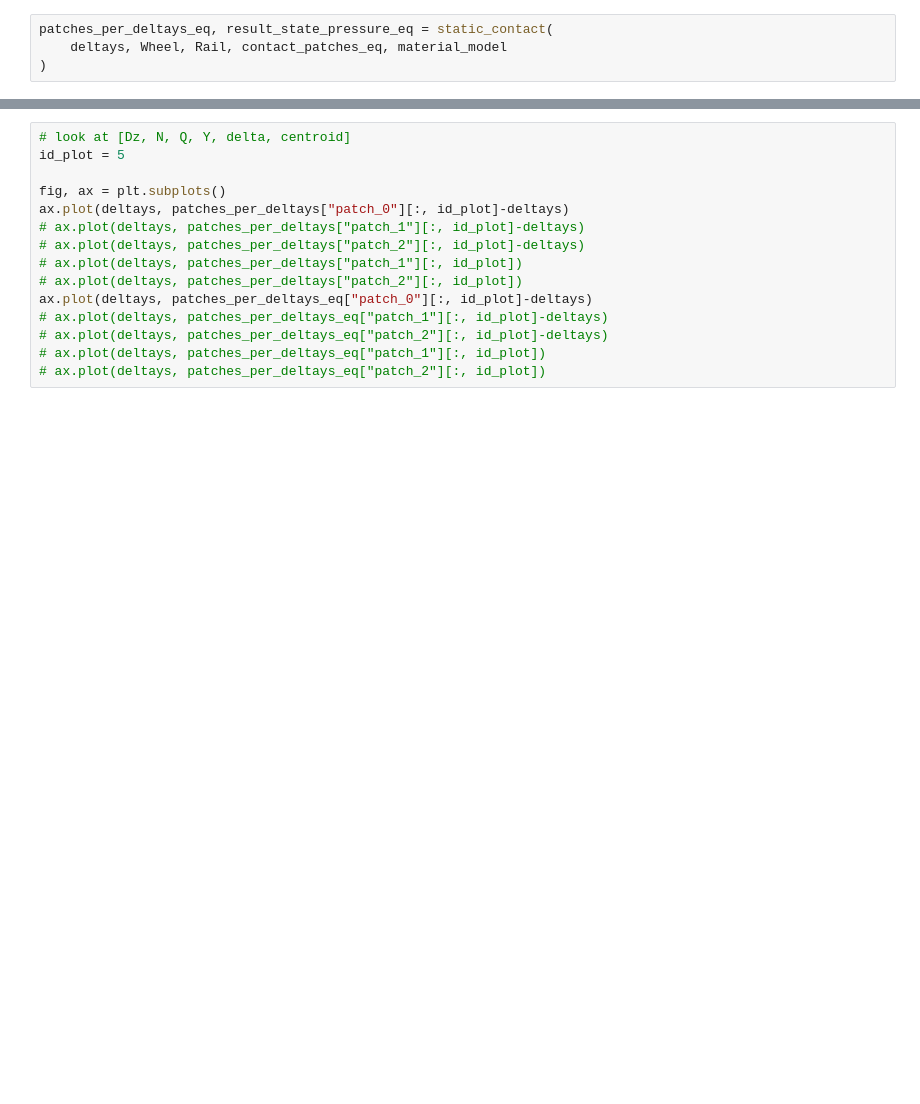
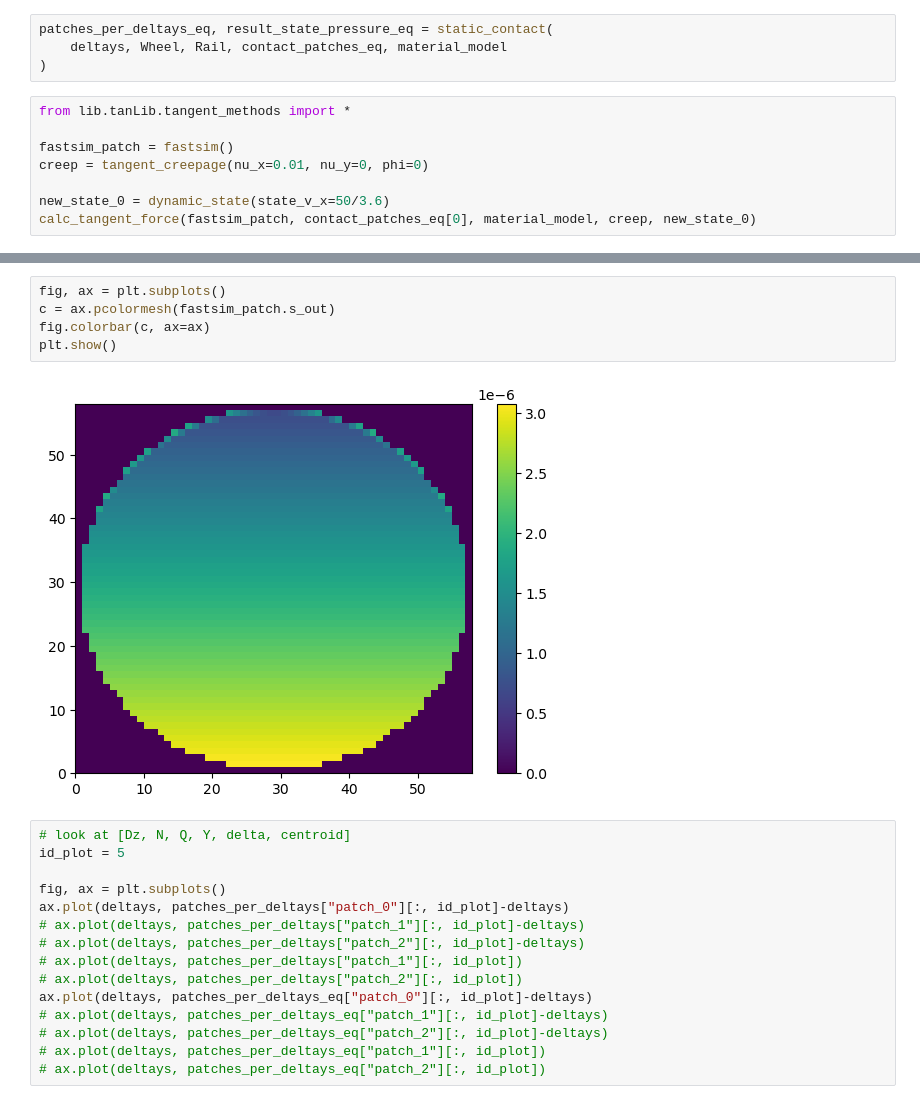
Before and after one commit to RoccoLiberoGiossi/SimRail, a Jupyter notebook: tests.ipynb, the cells around one changed output, grey strips where cells are left out. Cells and saved outputs as stored; diff of their text form; blank space fills up the shorter version.

Commit message:
Commit with added tangent method

```diff
--- a/tests.ipynb
+++ b/tests.ipynb
@@ -131,3 +124,11 @@ patches_per_deltays, result_state_pressure = static_contact(
 patches_per_deltays_eq, result_state_pressure_eq = static_contact(
     deltays, Wheel, Rail, contact_patches_eq, material_model
 )
+# %%
+from lib.tanLib.tangent_methods import *
+
+fastsim_patch = fastsim()
+creep = tangent_creepage(nu_x=0.01, nu_y=0, phi=0)
+
+new_state_0 = dynamic_state(state_v_x=50/3.6)
+calc_tangent_force(fastsim_patch, contact_patches_eq[0], material_model, creep, new_state_0)
@@ -134,3 +184,10 @@ patches_per_deltays_eq, result_state_pressure_eq = static_contact(
+# %%
+fig, ax = plt.subplots()
+c = ax.pcolormesh(fastsim_patch.s_out)
+fig.colorbar(c, ax=ax)
+plt.show()
+# %% [output]
+[figure, added]
 # %%
 # look at [Dz, N, Q, Y, delta, centroid]
 id_plot = 5
```
Also changed, not shown: parts of 5 cells of this notebook, 5 other files.
